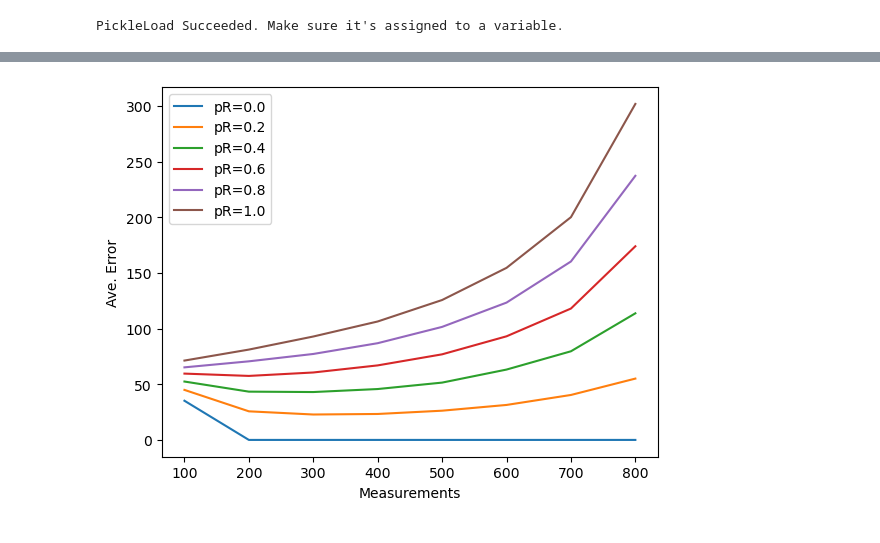
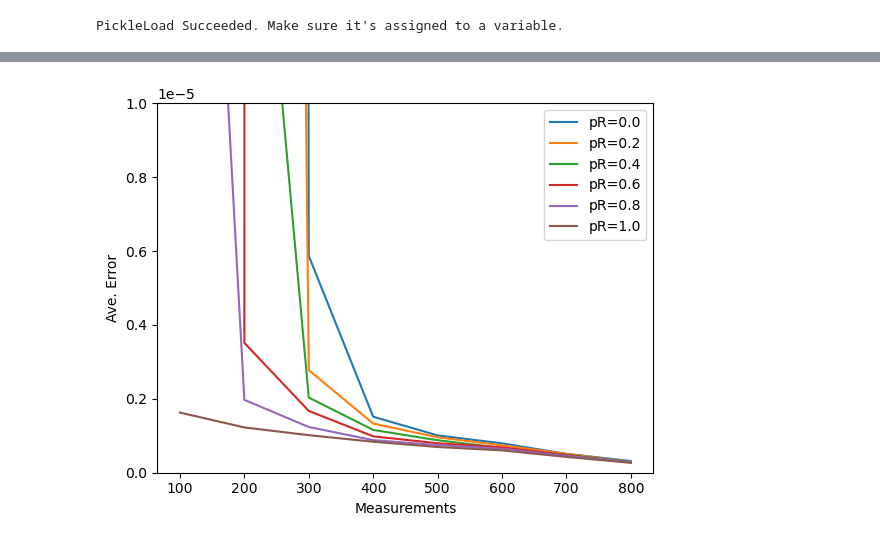
Before and after one commit to LIU-Xnd/CompressiveSensing, a Jupyter notebook: Test.ipynb, the cells around one changed output, grey strips where cells are left out. Cells and saved outputs as stored; diff of their text form; code cells hidden in the pictures.

```diff
--- a/Test.ipynb
+++ b/Test.ipynb
@@ -61,7 +61,7 @@ def hardThreshold(x, s, T0=[]):
 # %%
 # IRLSPKS.
 def IRLSPKS(y: np.ndarray, Phi: np.ndarray, T0=[],
-            p: int = 1, tau=1e-3, mu=1e-6,
+            p: int = 1, tau=1e-1, mu=1e-6,
             maxIter: int = 100, eps=1e-6,
             returnIter=False,
             showIfMaxIter=False, showChangeRate=False):
@@ -77,7 +77,6 @@ def IRLSPKS(y: np.ndarray, Phi: np.ndarray, T0=[],
     x0 = np.zeros(n)
     # Init.
     q = np.ones(n)  # q=(q1,...,qn)
-    q[T0] = tau
     # Q = np.diag(q)
     # Inverse weight matrix. Not used so as to accelerate.
     x0 = (q * Phi).T.dot(np.linalg.inv(Phi @ (q * Phi).T) @ y)  # Weight by row.
@@ -85,7 +84,7 @@ def IRLSPKS(y: np.ndarray, Phi: np.ndarray, T0=[],
 
     for t in range(maxIter):
         q = np.abs(x0)**(2-p)
-        q[T0] *= tau
+        q[T0] *= tau**(-1)
         q += mu
         x1 = (q * Phi).T.dot(np.linalg.inv(Phi @ (q * Phi).T) @ y)
         dx = x1 - x0
@@ -105,3 +104,7 @@ def IRLSPKS(y: np.ndarray, Phi: np.ndarray, T0=[],
         return (x1, iter)
     else:
         return x1
+# %%
+sampMats = pickleLoad('sampMats.pickle')
+priorRatios = [0.,0.2,0.4,0.6,0.8,1.]
+Supps = pickleLoad('Supps.pickle')
@@ -127,7 +133,7 @@ def IRLSPKS_simulate(X, sampMats, priorRatios, Supps):
                 y = Y[:, j]
                 suppReal = Supps[:, j]
                 T0 = suppReal[:int(len(suppReal)*pR)]
-                xHat = IRLSPKS(y, Phi, T0=T0, maxIter=100)
+                xHat = IRLSPKS(y, Phi, T0=T0, maxIter=10)
                 XHat[:, j] = xHat
 
             print(
@@ -141,4 +147,4 @@ def IRLSPKS_simulate(X, sampMats, priorRatios, Supps):
     return XHat_pR
 
 
-XHat_pR_IRLSPKS = IRLSPKS_simulate(X, sampMats, priorRatios, Supps)
+XHat_pR_IRLSPKS = IRLSPKS_simulate(X[:,:1], sampMats, priorRatios, Supps)
@@ -149,7 +173,7 @@ for p in range(6):
     err = []
     for m in range(len(XHat_m)):
         XHat = XHat_m[m]
-        err.append(np.sum((XHat - X)**2)/20)
+        err.append(np.sum((XHat - X[:,:1])**2)/20)
     errFig.append(err)
 # %%
 numMeasurements = np.arange(100,801,100)
@@ -157,9 +181,10 @@ priorRatios = [0.,0.2,0.4,0.6,0.8,1.]
 # %%
 for p in range(6):
     plt.plot(numMeasurements,errFig[p],label='pR='+str(priorRatios[p]))
 plt.legend()
 plt.xlabel('Measurements')
 plt.ylabel('Ave. Error')
+plt.ylim(0,1e-5)
 plt.show()
 # %% [output]
-[figure, old version]
+[figure, new version]
```
Also changed, not shown: parts of 2 cells of this notebook.
